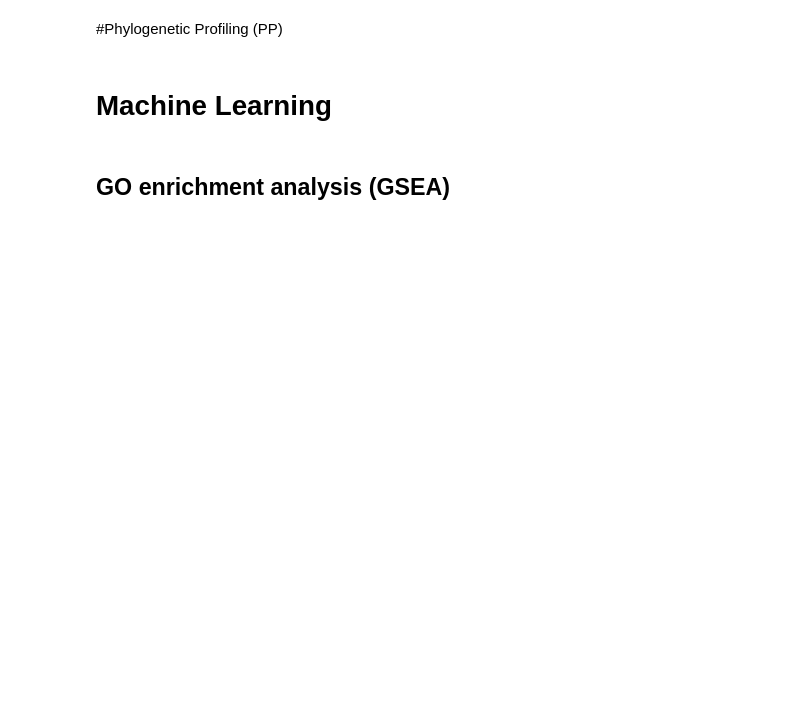
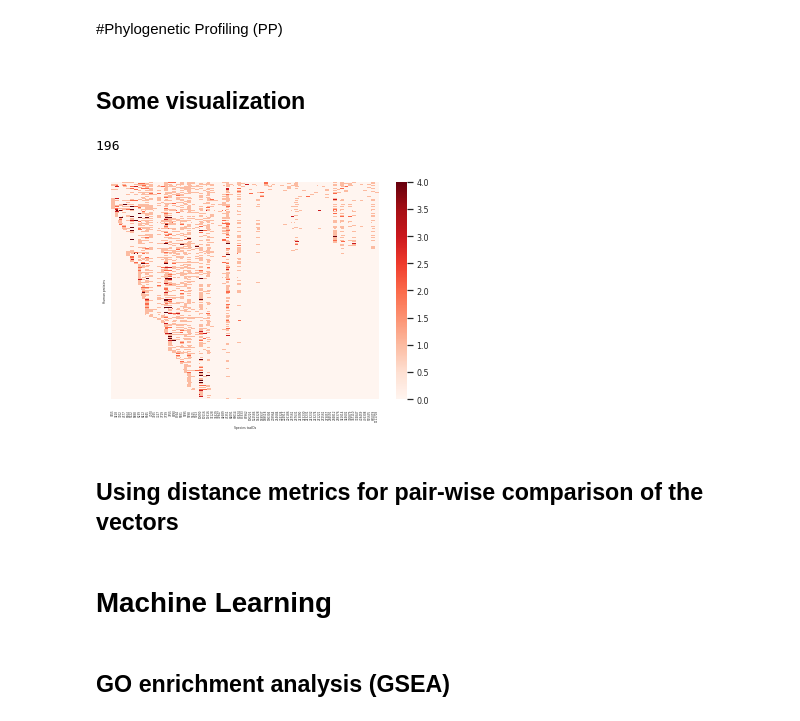
Before and after one commit to geovalexis/PP2GO, a Jupyter notebook: Methods.ipynb, the cells around one changed output. Cells and saved outputs as stored; diff of their text form; code cells hidden in the pictures; blank space fills up the shorter version.

Commit message:
Added heatmap

```diff
--- a/Methods.ipynb
+++ b/Methods.ipynb
@@ -459,5 +458,32 @@ Q12923            0        0        0  ...        0        0        0
 # %% [markdown]
 #Phylogenetic Profiling (PP)
+# %% [markdown]
+## Some visualization
+# %%
+#orthologs_counts_matrix[orthologs_counts_matrix[7739]>10] # 7739 has a high number of orthologs
+# Maximum value found in the dataset:
+orthologs_counts_matrix.max().max()
+# %% [output]
+196
+# %%
+import seaborn as sb
+import matplotlib.pyplot as plt
+
+sb.set(font_scale=0.25) # So that all the x labels can fit within the graph
+heat_map = sb.heatmap(orthologs_counts_matrix, cmap="Reds",  yticklabels=False, vmin=0, vmax=4) # The max nº of orthologs that has been found is 196, so we need to cut this off in order to have a good visualization
+#plt.figure(figsize=(16,9))
+# plt.tight_layout() # For avoiding matplot from saving the image with x label cut off
+# Change fontsize of the color bar
+colorbar = heat_map.collections[0].colorbar
+colorbar.ax.tick_params(labelsize=8)
+plt.ylabel('Human proteins')
+plt.xlabel("Species taxIDs")
+plt.savefig('drive/MyDrive/TFG/orthologs_counts_heatmap.png', dpi=300)
+plt.show()
+# %% [output]
+[figure, added]
+# %% [markdown]
+## Using distance metrics for pair-wise comparison of the vectors
 # %% [markdown]
 # Machine Learning
 # %% [markdown]
```
Also changed, not shown: parts of 1 cell of this notebook.
